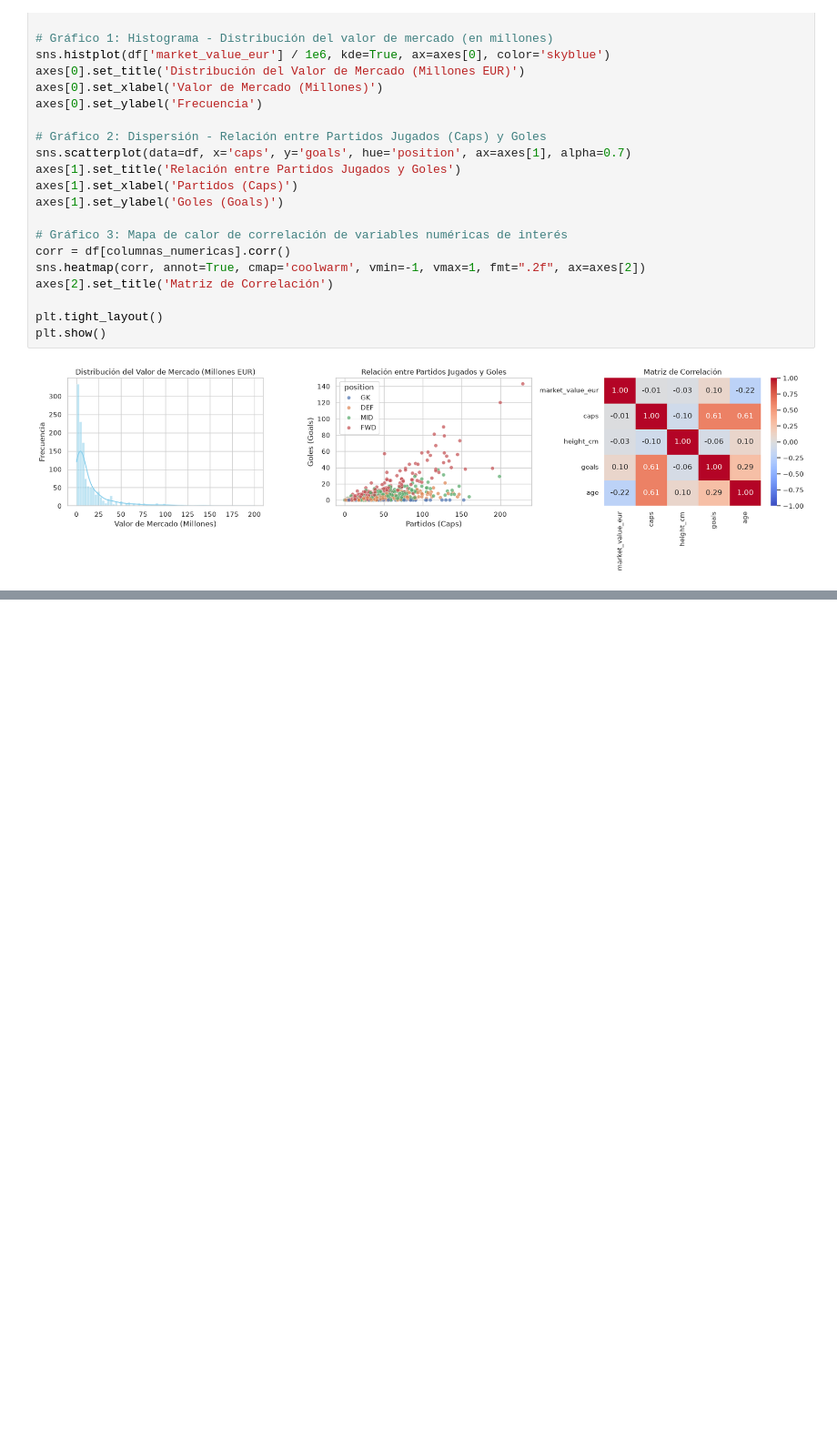
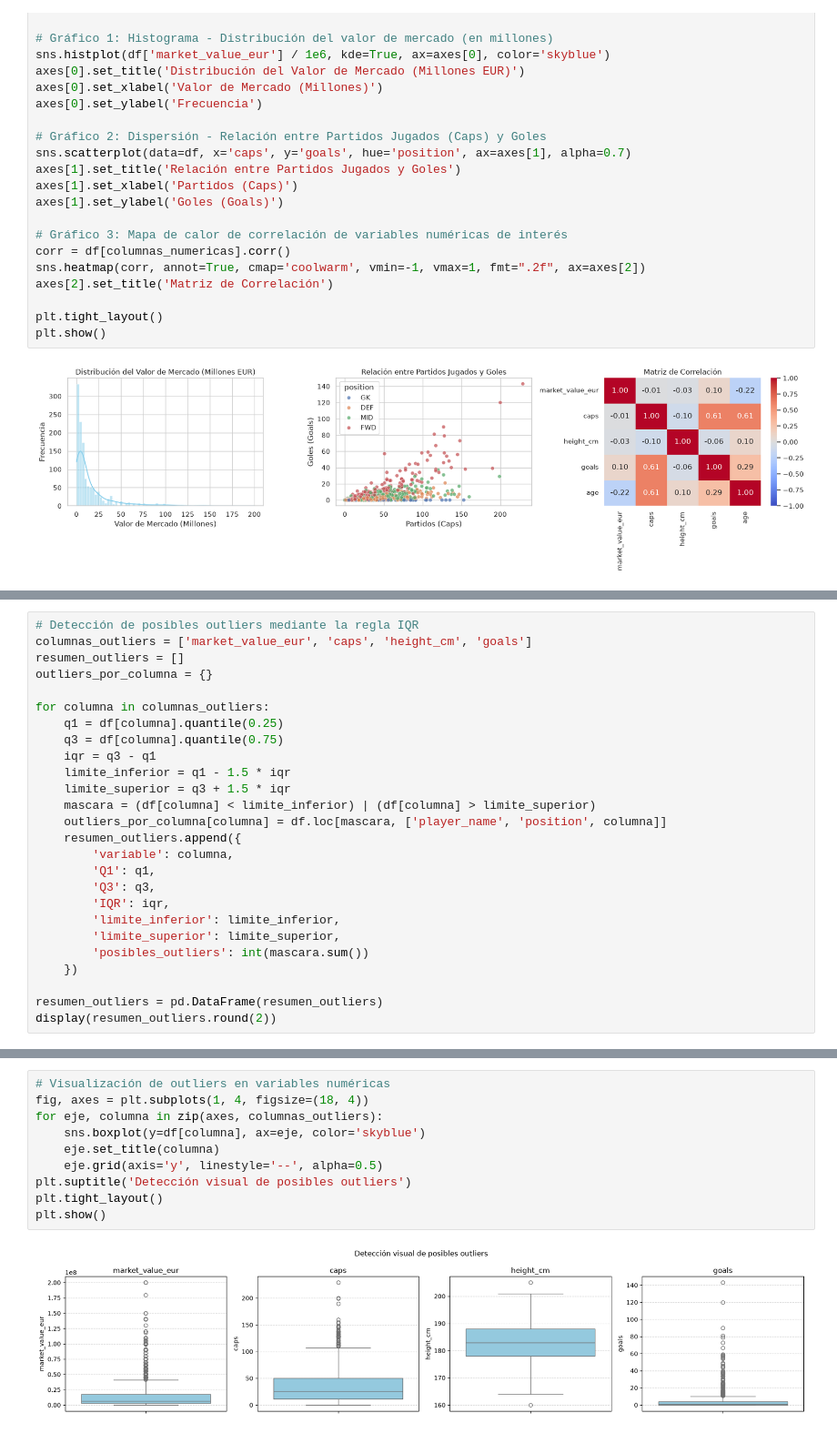
Before and after one commit to maxiteyo/Inteligencia-Artificial, a Jupyter notebook: Actividades/Actividad_02/Actividad_02.ipynb, the cells around one changed output, grey strips where cells are left out. Shown at 91% size. Cells and saved outputs as stored; diff of their text form; blank space fills up the shorter version.

```diff
--- a/Actividades/Actividad_02/Actividad_02.ipynb
+++ b/Actividades/Actividad_02/Actividad_02.ipynb
@@ -158,0 +240,26 @@ El dataset no presenta valores nulos ni registros duplicados, por lo que no fue
+# %%
+# Detección de posibles outliers mediante la regla IQR
+columnas_outliers = ['market_value_eur', 'caps', 'height_cm', 'goals']
+resumen_outliers = []
+outliers_por_columna = {}
+
+for columna in columnas_outliers:
+    q1 = df[columna].quantile(0.25)
+    q3 = df[columna].quantile(0.75)
+    iqr = q3 - q1
+    limite_inferior = q1 - 1.5 * iqr
+    limite_superior = q3 + 1.5 * iqr
+    mascara = (df[columna] < limite_inferior) | (df[columna] > limite_superior)
+    outliers_por_columna[columna] = df.loc[mascara, ['player_name', 'position', columna]]
+    resumen_outliers.append({
+        'variable': columna,
+        'Q1': q1,
+        'Q3': q3,
+        'IQR': iqr,
+        'limite_inferior': limite_inferior,
+        'limite_superior': limite_superior,
+        'posibles_outliers': int(mascara.sum())
+    })
+
+resumen_outliers = pd.DataFrame(resumen_outliers)
+display(resumen_outliers.round(2))
@@ -158,0 +272,12 @@ El dataset no presenta valores nulos ni registros duplicados, por lo que no fue
+# %%
+# Visualización de outliers en variables numéricas
+fig, axes = plt.subplots(1, 4, figsize=(18, 4))
+for eje, columna in zip(axes, columnas_outliers):
+    sns.boxplot(y=df[columna], ax=eje, color='skyblue')
+    eje.set_title(columna)
+    eje.grid(axis='y', linestyle='--', alpha=0.5)
+plt.suptitle('Detección visual de posibles outliers')
+plt.tight_layout()
+plt.show()
+# %% [output]
+[figure, added]
```
Also changed, not shown: parts of 10 cells of this notebook.
